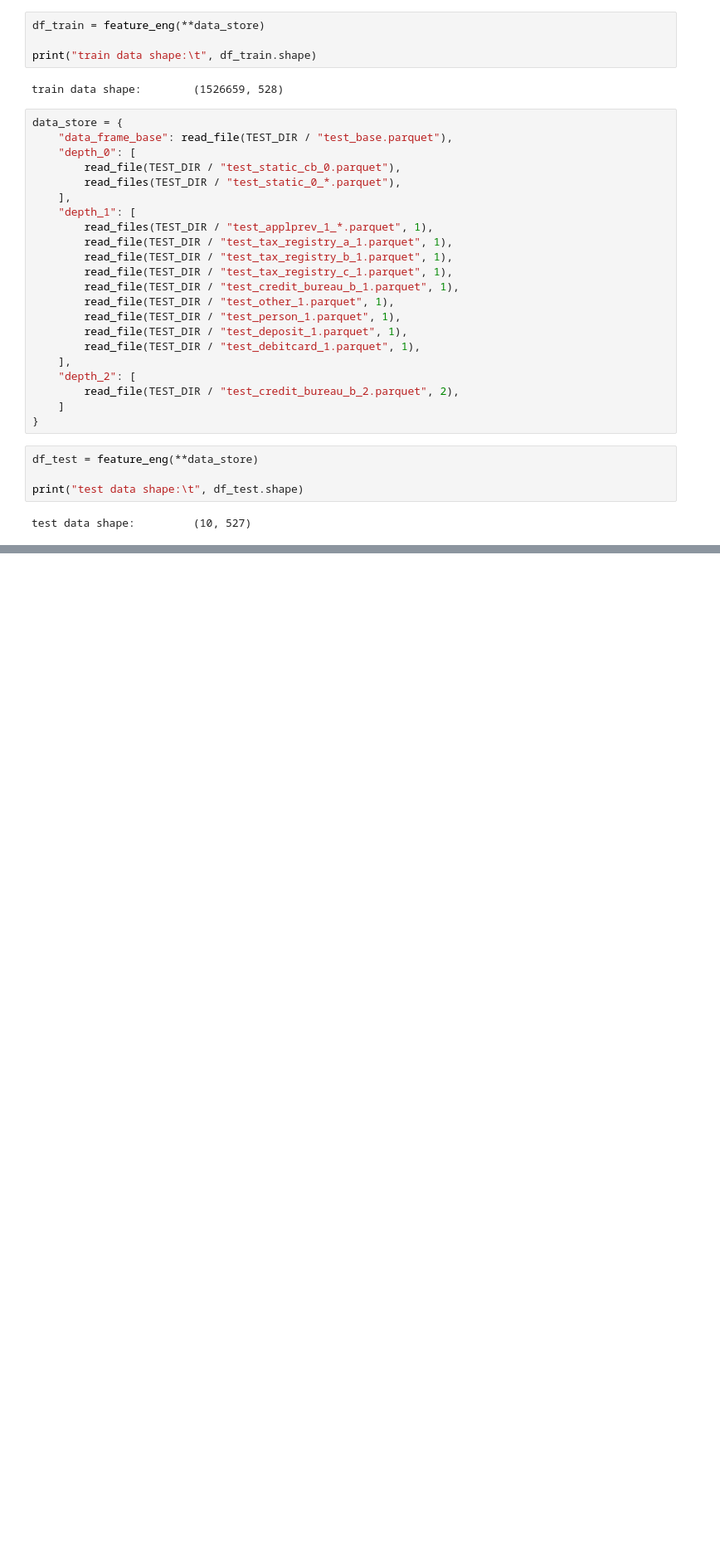
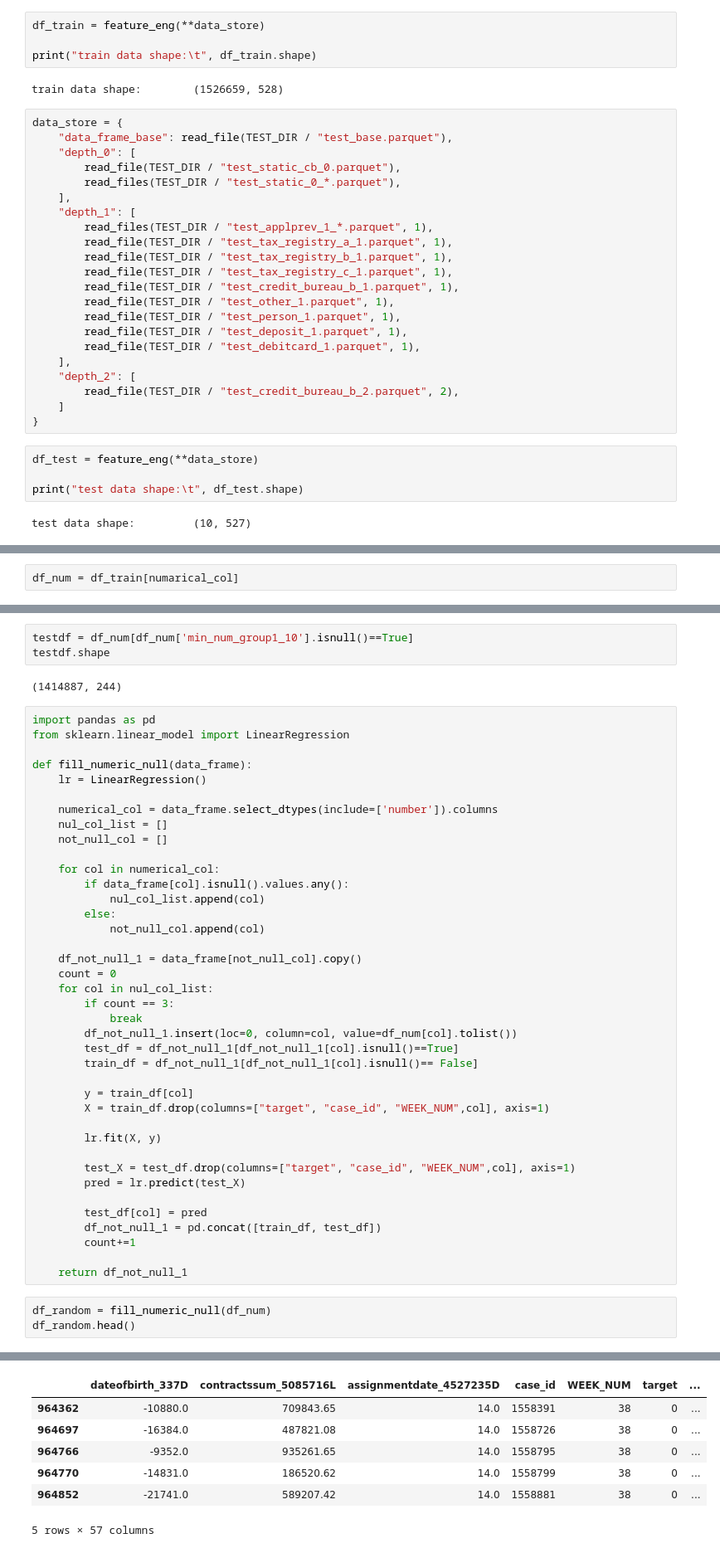
Before and after one commit to ChiragB254/Kaggle-Notebooks, a Jupyter notebook: home-credit-ml-ann-model.ipynb, the cells around one changed output, grey strips where cells are left out. Shown at 83% size. Saved outputs shown, nothing was run; the diff lists cells and outputs as text; blank space fills up the shorter version.

Commit message:
Kaggle Notebook | Home Credit | ML/ANN Model | Version 4

```diff
--- a/home-credit-ml-ann-model.ipynb
+++ b/home-credit-ml-ann-model.ipynb
@@ -294,0 +429,2 @@ shape: (1, 528)
+# %%
+df_num = df_train[numarical_col]
@@ -294,0 +442,48 @@ shape: (1, 528)
+# %%
+testdf = df_num[df_num['min_num_group1_10'].isnull()==True]
+testdf.shape
+# %% [output]
+(1414887, 244)
+# %%
+import pandas as pd
+from sklearn.linear_model import LinearRegression
+
+def fill_numeric_null(data_frame):
+    lr = LinearRegression()
+
+    numerical_col = data_frame.select_dtypes(include=['number']).columns
+    nul_col_list = []
+    not_null_col = []
+
+    for col in numerical_col:
+        if data_frame[col].isnull().values.any():
+            nul_col_list.append(col)
+        else:
+            not_null_col.append(col)
+
+    df_not_null_1 = data_frame[not_null_col].copy()
+    count = 0
+    for col in nul_col_list:
+        if count == 3:
+            break
+        df_not_null_1.insert(loc=0, column=col, value=df_num[col].tolist())
+        test_df = df_not_null_1[df_not_null_1[col].isnull()==True]
+        train_df = df_not_null_1[df_not_null_1[col].isnull()== False]
+
+        y = train_df[col]
+        X = train_df.drop(columns=["target", "case_id", "WEEK_NUM",col], axis=1)
+
+        lr.fit(X, y)
+
+        test_X = test_df.drop(columns=["target", "case_id", "WEEK_NUM",col], axis=1)
+        pred = lr.predict(test_X)
+
+        test_df[col] = pred
+        df_not_null_1 = pd.concat([train_df, test_df])
+        count+=1
+
+    return df_not_null_1
+# %%
+df_random = fill_numeric_null(df_num)
+df_random.head()
+# %% [output]
@@ -294,0 +505,7 @@ shape: (1, 528)
+|  | dateofbirth_337D | contractssum_5085716L | assignmentdate_4527235D | case_id | WEEK_NUM | target | ... |
+| 964362 | -10880.0 | 709843.65 | 14.0 | 1558391 | 38 | 0 | ... |
+| 964697 | -16384.0 | 487821.08 | 14.0 | 1558726 | 38 | 0 | ... |
+| 964766 | -9352.0 | 935261.65 | 14.0 | 1558795 | 38 | 0 | ... |
+| 964770 | -14831.0 | 186520.62 | 14.0 | 1558799 | 38 | 0 | ... |
+| 964852 | -21741.0 | 589207.42 | 14.0 | 1558881 | 38 | 0 | ... |
+5 rows × 57 columns
```
Also changed, not shown: parts of 18 cells of this notebook.
